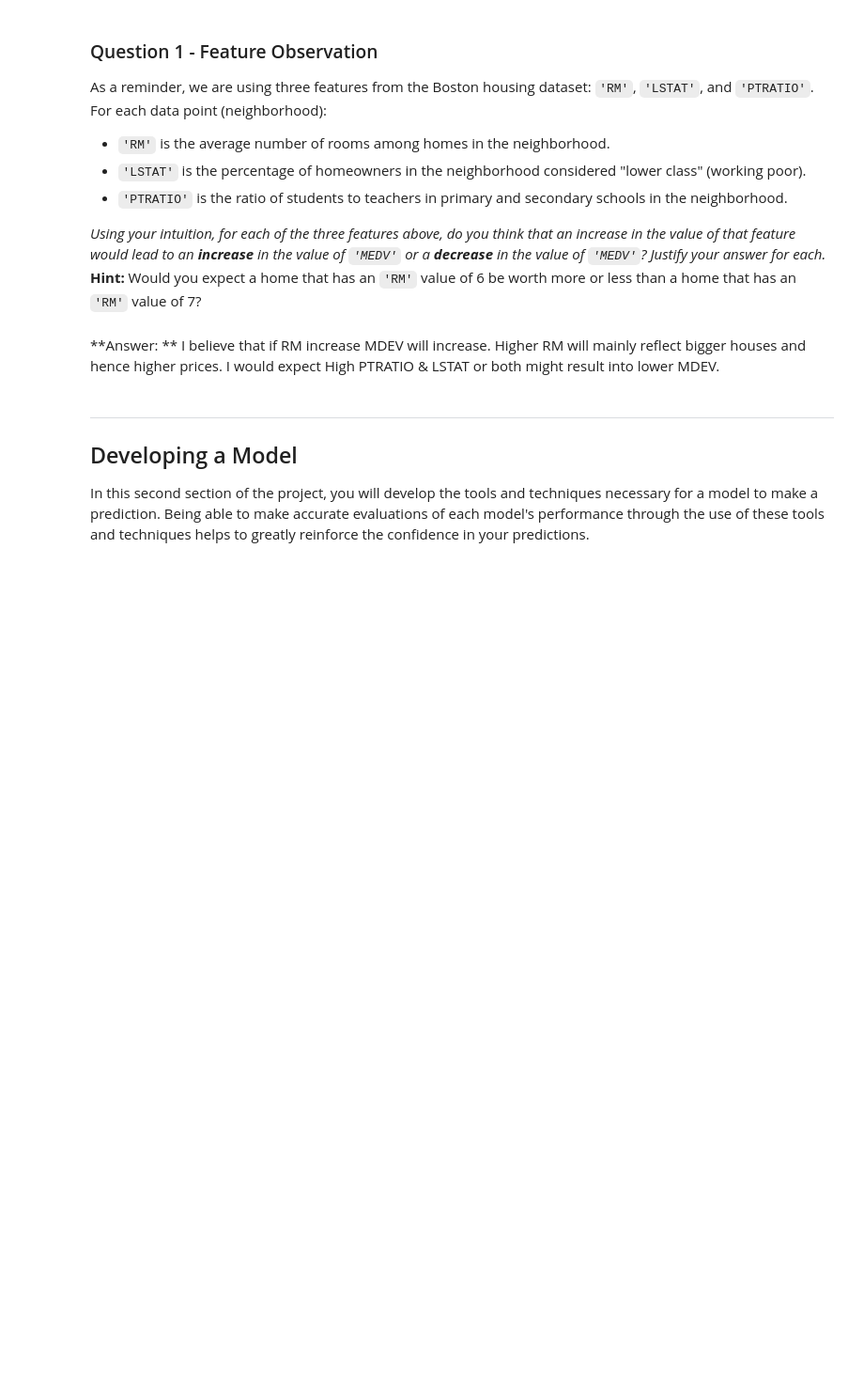
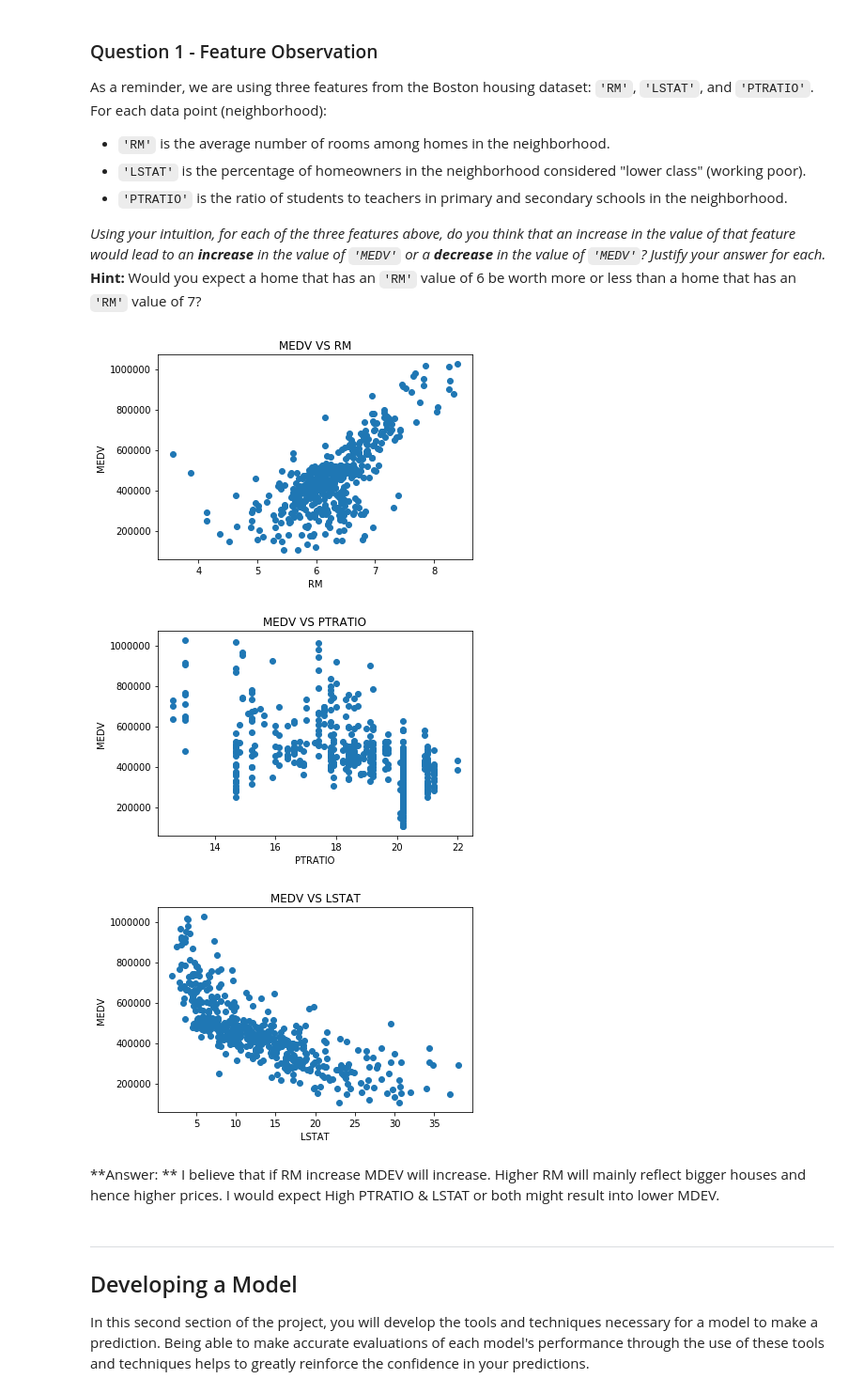
Before and after one commit to amberved/machine-learning, a Jupyter notebook: projects/boston_housing/boston_housing.ipynb, the cells around one changed output. Shown at 94% size. Drawn from its saved outputs; the diff is of its cells as text; code cells hidden in the pictures; blank space fills up the shorter version.

```diff
--- a/projects/boston_housing/boston_housing.ipynb
+++ b/projects/boston_housing/boston_housing.ipynb
@@ -107,6 +110,37 @@ As a reminder, we are using three features from the Boston housing dataset: `'RM
 
 _Using your intuition, for each of the three features above, do you think that an increase in the value of that feature would lead to an **increase** in the value of `'MEDV'` or a **decrease** in the value of `'MEDV'`? Justify your answer for each._
 **Hint:** Would you expect a home that has an `'RM'` value of 6 be worth more or less than a home that has an `'RM'` value of 7?
+# %%
+import matplotlib.pyplot as plt
+
+plt.scatter(data['RM'],data['MEDV'])
+plt.ylabel('MEDV')
+plt.xlabel('RM')
+plt.title('MEDV VS RM')
+plt.show()
+
+plt.scatter(data['PTRATIO'],data['MEDV'])
+plt.xlabel('PTRATIO')
+plt.ylabel('MEDV')
+plt.title('MEDV VS PTRATIO')
+plt.show()
+
+plt.scatter(data['LSTAT'],data['MEDV'])
+plt.xlabel('LSTAT')
+plt.ylabel('MEDV')
+plt.title('MEDV VS LSTAT')
+plt.show()
+
+
+# plt.scatter(data['MEDV'],data['LSTAT'])
+# plt.xlabel('LSTAT')
+# plt.ylabel('MEDV')
+# plt.title('MEDV VS LSTAT')
+# plt.show()
+# %% [output]
+[figure, added]
+[figure, added]
+[figure, added]
 # %% [markdown]
 **Answer: ** I believe that if RM increase MDEV will increase. Higher RM will mainly reflect bigger houses and hence higher prices. I would expect High PTRATIO & LSTAT or both might result into lower MDEV.
 # %% [markdown]
```
Also changed, not shown: parts of 14 cells of this notebook, 1 other file.
